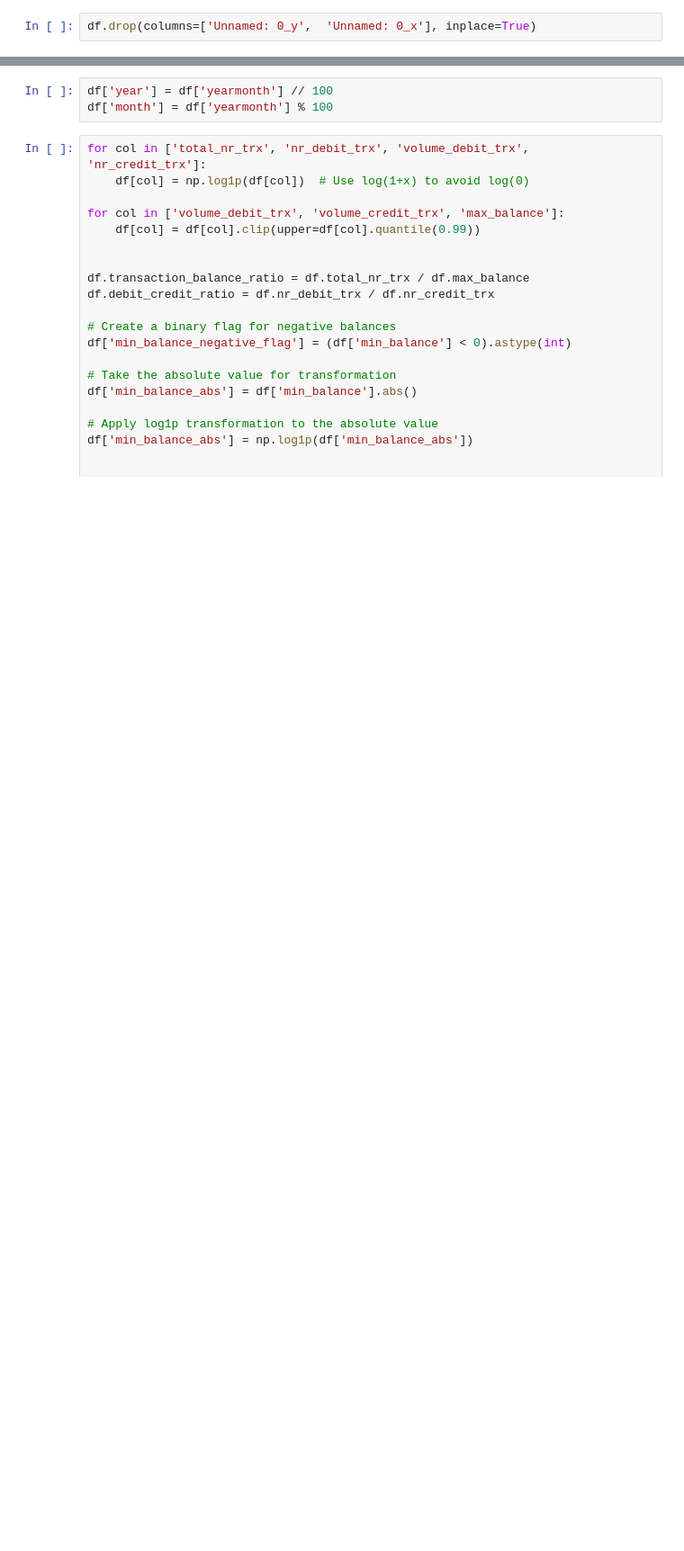
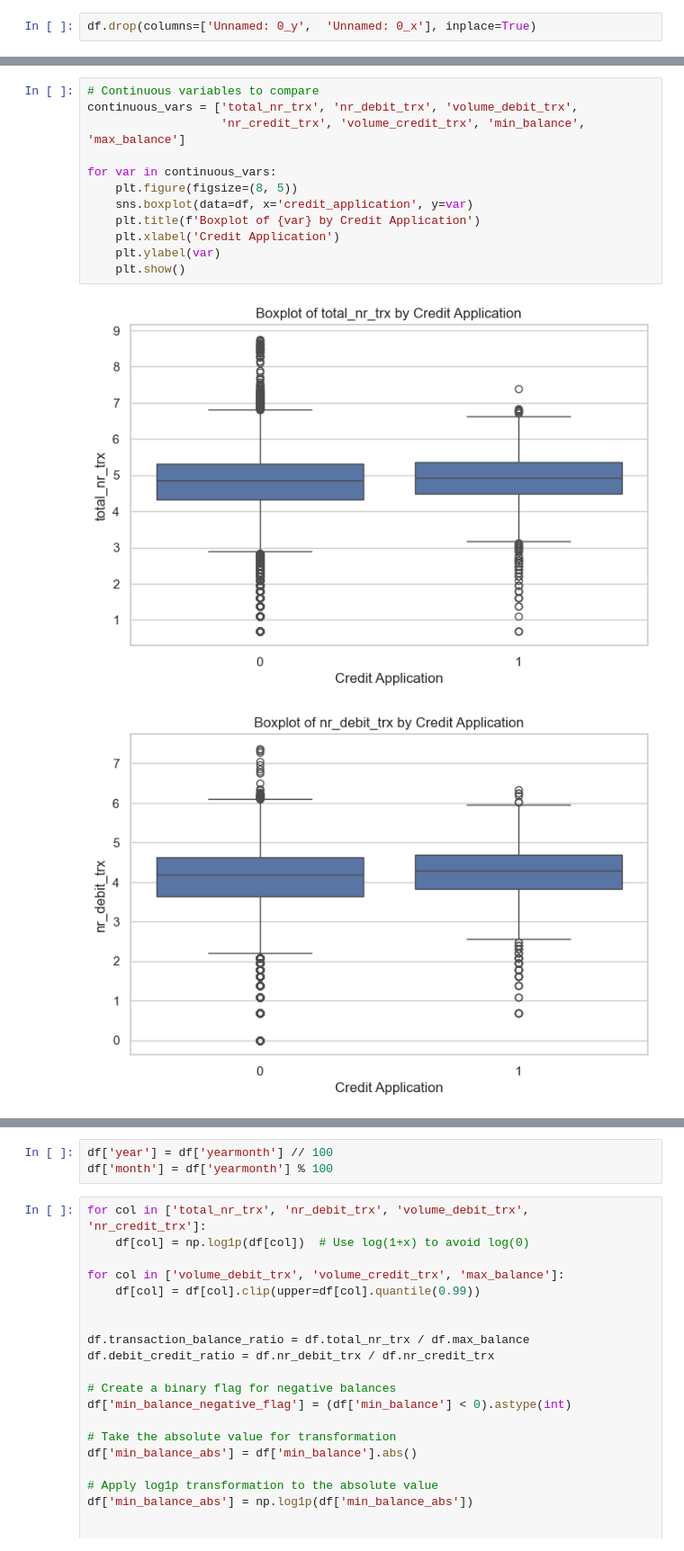
Before and after one commit to Mehranmzn/CL_prediction, a Jupyter notebook: notebooks/data_exploration.ipynb, the cells around one changed output, grey strips where cells are left out. Shown at 90% size. Saved outputs shown, nothing was run; the diff lists cells and outputs as text; blank space fills up the shorter version.

```diff
--- a/notebooks/data_exploration.ipynb
+++ b/notebooks/data_exploration.ipynb
@@ -13,0 +32,15 @@ df.drop(columns=['Unnamed: 0_y',  'Unnamed: 0_x'], inplace=True)
+# %%
+# Continuous variables to compare
+continuous_vars = ['total_nr_trx', 'nr_debit_trx', 'volume_debit_trx',
+                   'nr_credit_trx', 'volume_credit_trx', 'min_balance', 'max_balance']
+
+for var in continuous_vars:
+    plt.figure(figsize=(8, 5))
+    sns.boxplot(data=df, x='credit_application', y=var)
+    plt.title(f'Boxplot of {var} by Credit Application')
+    plt.xlabel('Credit Application')
+    plt.ylabel(var)
+    plt.show()
+# %% [output]
+[figure, added]
+[figure, added]
```
Also changed, not shown: parts of 37 cells of this notebook, 24 other files.
